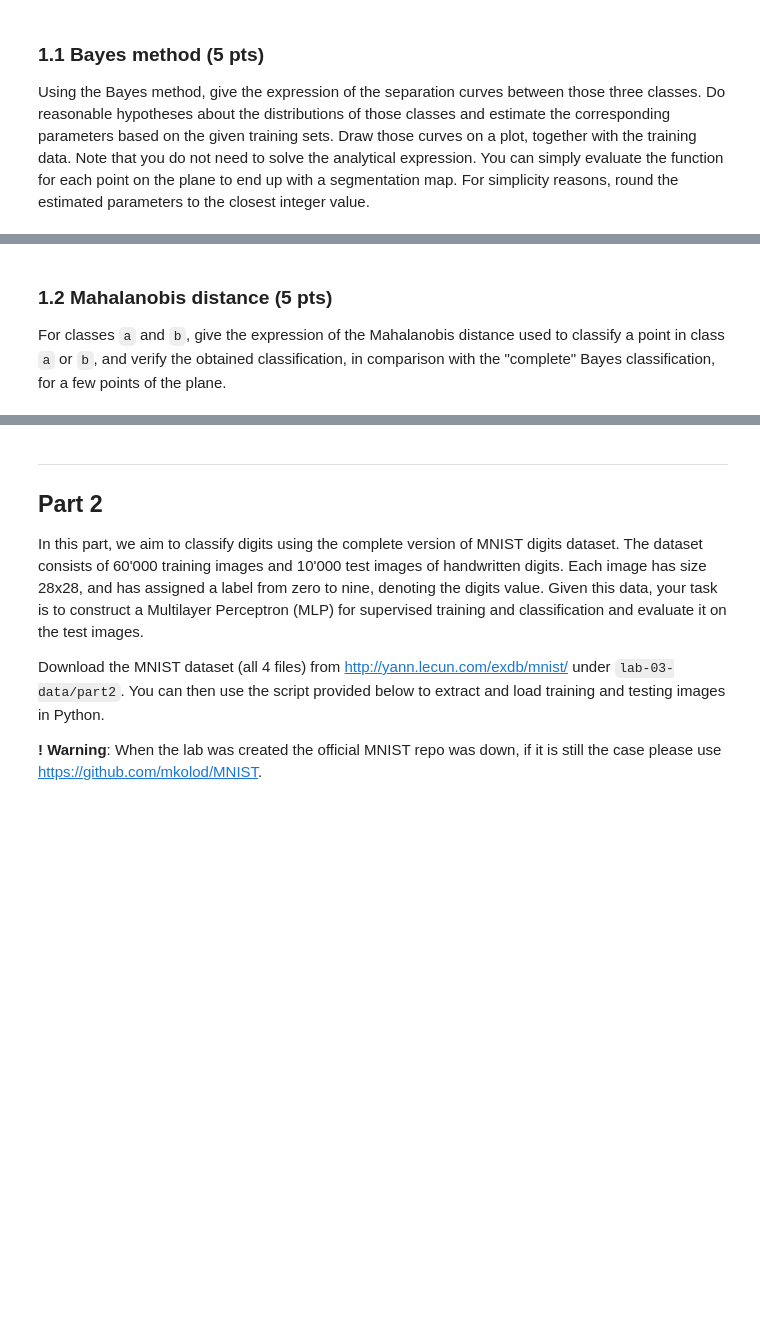
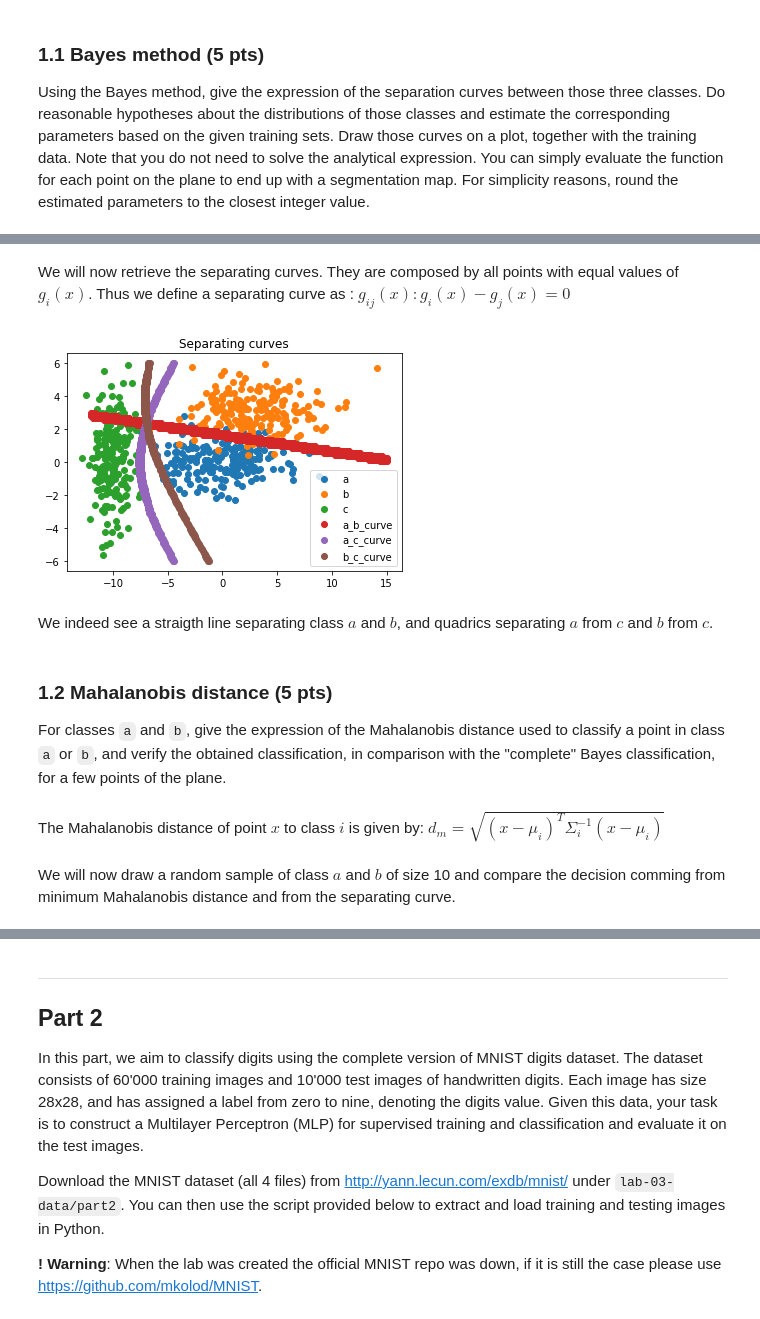
Before and after one commit to JerBaf/EE-451-labs, a Jupyter notebook: labs/lab03/lab_03_classification.ipynb, the cells around one changed output, grey strips where cells are left out. Cells and saved outputs as stored; diff of their text form; code cells hidden in the pictures; blank space fills up the shorter version.

```diff
--- a/labs/lab03/lab_03_classification.ipynb
+++ b/labs/lab03/lab_03_classification.ipynb
@@ -81,0 +91,5 @@ plt.scatter(c[:,0],c[:,1]);
+# %%
+u_a, u_b, u_c = np.concatenate([a[np.newaxis,:,:],b[np.newaxis,:,:],c[np.newaxis,:,:]],axis=0).mean(axis=1).round()
+sigma_a, sigma_b, sigma_c = np.cov(a.T).round(), np.cov(b.T).round(), np.cov(c.T).round()
+print(f"Rounded mean vector for class a = {u_a}, b = {u_b}, c = {u_c}")
+print("Rounded covariance matrix for class \n" +f"a = {sigma_a} \n" +f"b = {sigma_b} \n" +f"c = {sigma_c} \n")
@@ -82,3 +109,48 @@ plt.scatter(c[:,0],c[:,1]);
+# %%
+def g_i(x,mean_i,sigma_i):
+    """ Discriminant function for class i. """
+    return (-1/2)*(x-mean_i).T@np.linalg.inv(sigma_i)@(x-mean_i)
+# %% [markdown]
+We will now retrieve the separating curves. They are composed by all points with equal values of $g_i(x)$. Thus we define a separating curve as : $g_{ij}(x): g_i(x) - g_j(x) = 0$
+# %%
+def g_ij():
+    """ Retrieve all the separating curves points in the local subspace of the data. """
+    zeros = []
+    for x in np.linspace(-12,15,num=300):
+        for y in np.linspace(-6,6,num=120):
+            point = np.asarray([x,y])
+            g_a = g_i(point,u_a,sigma_a)
+            g_b = g_i(point,u_b,sigma_b)
+            g_c = g_i(point,u_c,sigma_c)
+            if np.round(g_a - g_b) == 0:
+                zeros.append((point,"a_b"))
+            if np.round(g_a - g_c) == 0:
+                zeros.append((point,"a_c"))
+            if np.round(g_b - g_c) == 0:
+                zeros.append((point,"b_c"))
+    return zeros
+
+def plot_separating_curves(zeros):
+    """ Plot the data with the separating curves. """
+    a_b_curve = np.asarray([t[0] for t in zeros if t[1] == "a_b"])
+    a_c_curve = np.asarray([t[0] for t in zeros if t[1] == "a_c"])
+    b_c_curve = np.asarray([t[0] for t in zeros if t[1] == "b_c"])
+    fig, ax = plt.subplots()
+    ax.set_title("Separating curves")
+    ax.scatter(a[:,0],a[:,1],label="a")
+    ax.scatter(b[:,0],b[:,1],label="b")
+    ax.scatter(c[:,0],c[:,1],label="c")
+    ax.scatter(a_b_curve[:,0],a_b_curve[:,1],label="a_b_curve")
+    ax.scatter(a_c_curve[:,0],a_c_curve[:,1],label="a_c_curve")
+    ax.scatter(b_c_curve[:,0],b_c_curve[:,1],label="b_c_curve")
+    ax.legend();
+# %%
+zeros = g_ij()
+plot_separating_curves(zeros)
+# %% [output]
+[figure, added]
+# %% [markdown]
+We indeed see a straigth line separating class $a$ and $b$, and quadrics separating $a$ from $c$ and $b$ from $c$.
 # %% [markdown]
 ### 1.2 Mahalanobis distance (5 pts)
 For classes `a` and `b`, give the expression of the Mahalanobis distance used to classify a point in class `a` or `b`, and verify the obtained classification, in comparison with the "complete" Bayes classification, for a few points of the plane.
@@ -86,0 +157,2 @@ For classes `a` and `b`, give the expression of the Mahalanobis distance used to
+# %% [markdown]
+The Mahalanobis distance of point $x$ to class $i$ is given by: $d_m = \sqrt{(x-\mu_i)^T\Sigma_i^{-1}(x-\mu_i)}$
@@ -86,0 +162,2 @@ For classes `a` and `b`, give the expression of the Mahalanobis distance used to
+# %% [markdown]
+We will now draw a random sample of class $a$ and $b$ of size 10 and compare the decision comming from minimum Mahalanobis distance and from the separating curve.
```
Also changed, not shown: parts of 32 cells of this notebook.
